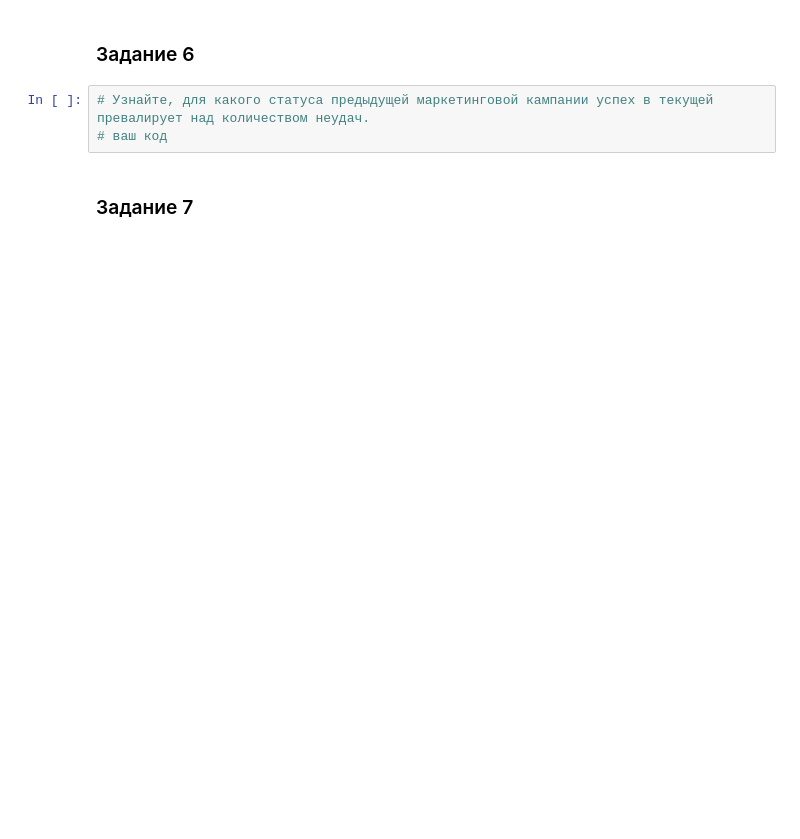
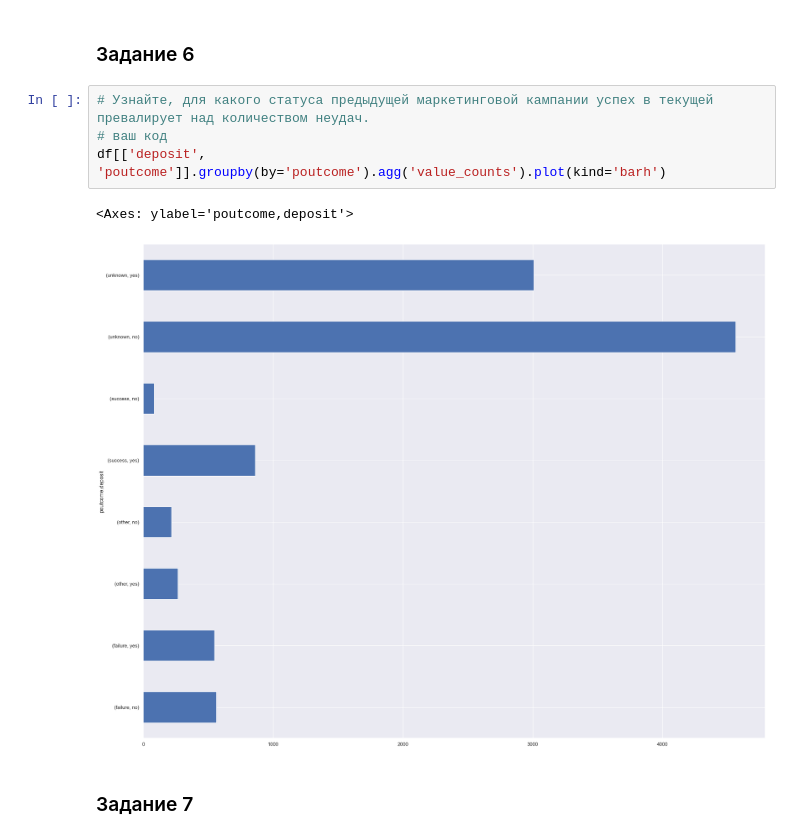
Before and after one commit to Dennniskoo/data_science, a Jupyter notebook: Project_4/Project_4_ML.ipynb, the cells around one changed output. Drawn from its saved outputs; the diff is of its cells as text; blank space fills up the shorter version.

```diff
--- a/Project_4/Project_4_ML.ipynb
+++ b/Project_4/Project_4_ML.ipynb
@@ -204,6 +239,10 @@ df[next(obj_col_generator)].value_counts().plot(kind='barh')
 # %%
 # Узнайте, для какого статуса предыдущей маркетинговой кампании успех в текущей превалирует над количеством неудач.
 # ваш код
+df[['deposit', 'poutcome']].groupby(by='poutcome').agg('value_counts').plot(kind='barh')
+# %% [output]
+<Axes: ylabel='poutcome,deposit'>
+[figure, added]
 # %% [markdown]
 ### Задание 7
 # %%
```
Also changed, not shown: parts of 54 cells of this notebook.
